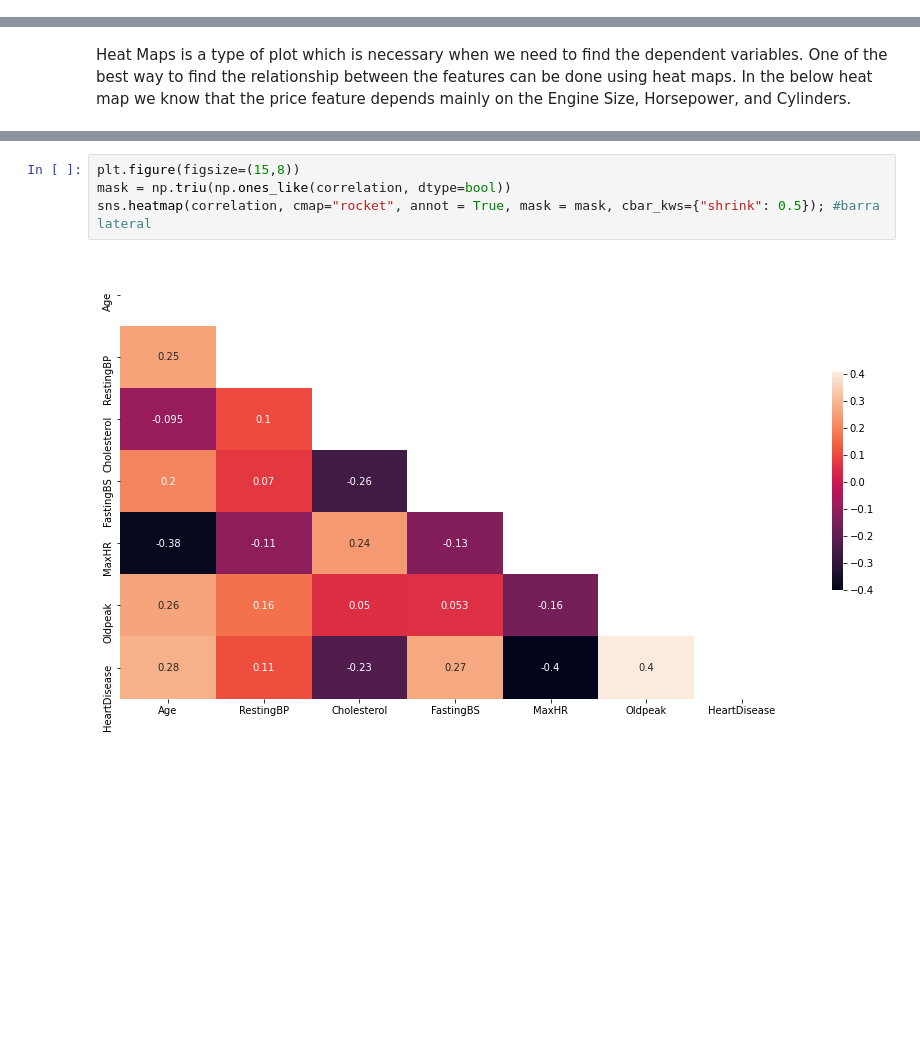
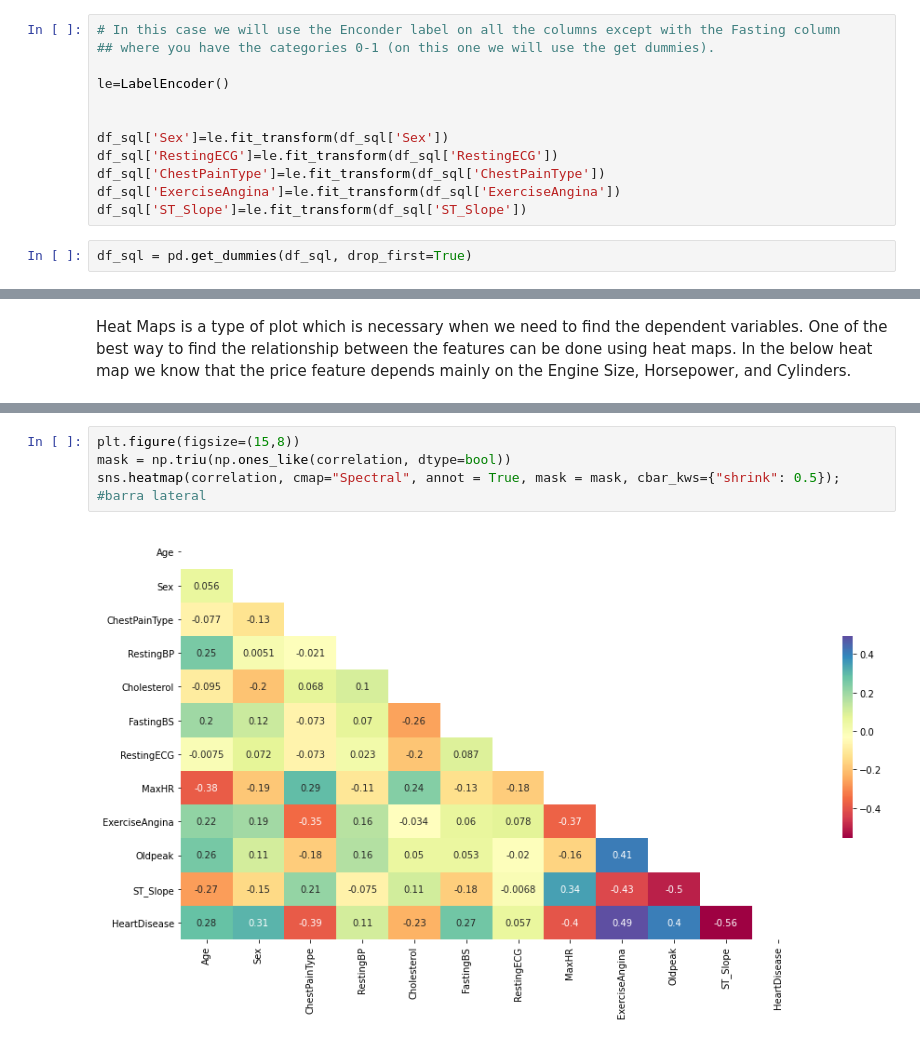
Before and after one commit to AnaAGG/Heart-Disease-Prediction, a Jupyter notebook: notebooks/Untitled.ipynb, the cells around one changed output, grey strips where cells are left out. Saved outputs shown, nothing was run; the diff lists cells and outputs as text; blank space fills up the shorter version.

```diff
--- a/notebooks/Untitled.ipynb
+++ b/notebooks/Untitled.ipynb
@@ -250,3 +332,17 @@ ax8.title.set_text('Oldpeak')
+# %%
+# In this case we will use the Enconder label on all the columns except with the Fasting column
+## where you have the categories 0-1 (on this one we will use the get dummies).
+
+le=LabelEncoder()
+
+
+df_sql['Sex']=le.fit_transform(df_sql['Sex'])
+df_sql['RestingECG']=le.fit_transform(df_sql['RestingECG'])
+df_sql['ChestPainType']=le.fit_transform(df_sql['ChestPainType'])
+df_sql['ExerciseAngina']=le.fit_transform(df_sql['ExerciseAngina'])
+df_sql['ST_Slope']=le.fit_transform(df_sql['ST_Slope'])
+# %%
+df_sql = pd.get_dummies(df_sql, drop_first=True)
 # %% [markdown]
 ## Heatmap
 # %% [markdown]
@@ -266,9 +367,9 @@ correlation
 # %%
 plt.figure(figsize=(15,8))
 mask = np.triu(np.ones_like(correlation, dtype=bool))
-sns.heatmap(correlation, cmap="rocket", annot = True, mask = mask, cbar_kws={"shrink": 0.5}); #barra lateral
+sns.heatmap(correlation, cmap="Spectral", annot = True, mask = mask, cbar_kws={"shrink": 0.5}); #barra lateral
 # %% [output]
-[figure, old version]
+[figure, new version]
 # %%
 sns.pairplot(df_sql);
 # %% [output]
```
Also changed, not shown: parts of 32 cells of this notebook.
